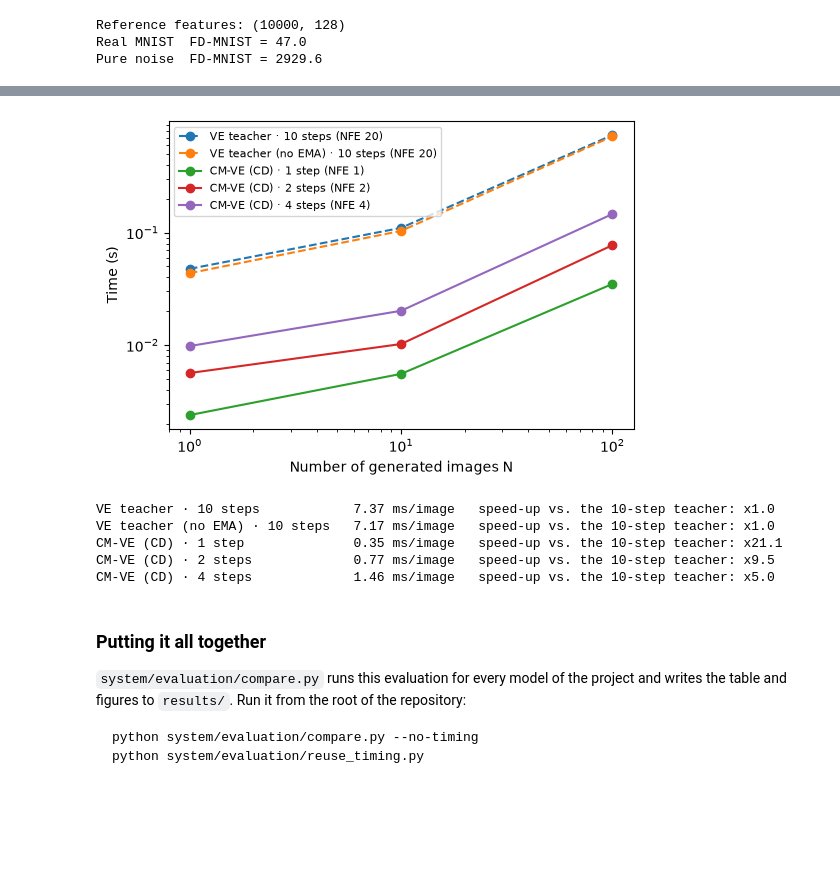
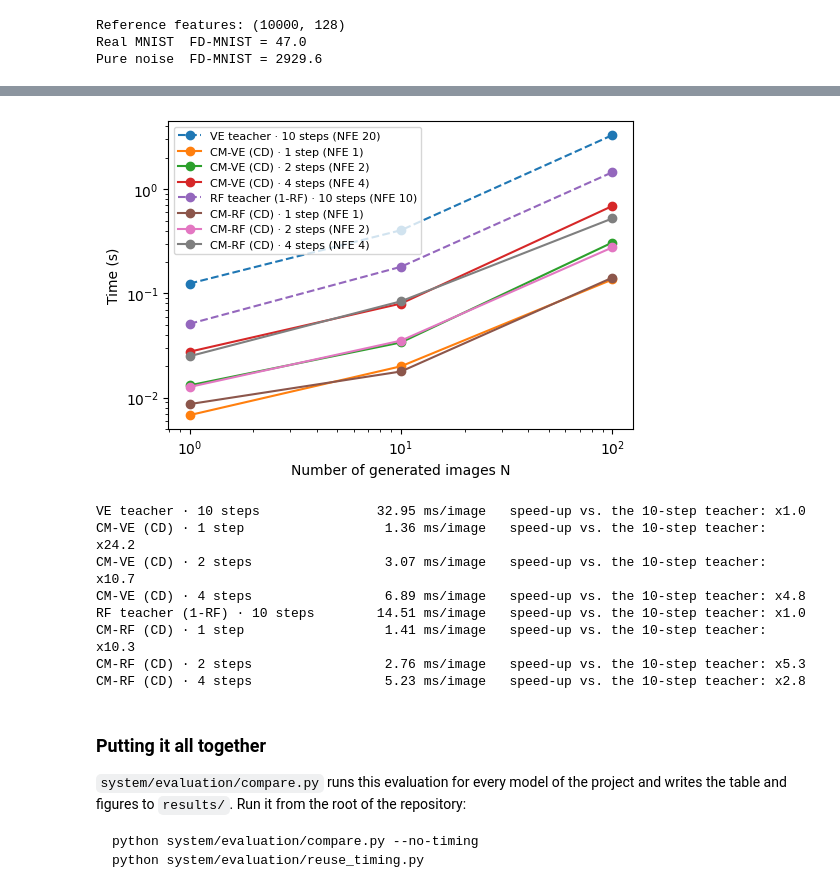
Before and after one commit to ibon44/Consistency_model_genai, a Jupyter notebook: notebook/tutorial.ipynb, the cells around one changed output, grey strips where cells are left out. Cells and saved outputs as stored; diff of their text form; code cells hidden in the pictures; blank space fills up the shorter version.

```diff
--- a/notebook/tutorial.ipynb
+++ b/notebook/tutorial.ipynb
@@ -827,33 +920,41 @@ Generation time as a function of the number of images $N$.
 # %%
 sizes = [1, 10, 100]
+TIMED = [("VE teacher", 10), ("CM-VE (CD)", 1), ("CM-VE (CD)", 2), ("CM-VE (CD)", 4),
+         ("RF teacher (1-RF)", 10), ("CM-RF (CD)", 1), ("CM-RF (CD)", 2), ("CM-RF (CD)", 4)]
+by_label = {c.label: c for c in configs}
+timed = [by_label[label_of[key]] for key in TIMED]
 timings = {
     c.label: benchmark_generation_time(lambda n, c=c: c.generate(c.noise(n).to(device)), sizes, n_repeats=3)
-    for c in configs
+    for c in timed
 }
 
 fig, ax = plt.subplots(figsize=(6, 4))
-for c in configs:
+for c in timed:
     ax.plot(sizes, [timings[c.label][n] for n in sizes], "--" if c.is_teacher else "-",
             marker="o", label=f"{c.label} (NFE {c.nfe})")
 ax.set_xscale("log")
 ax.set_yscale("log")
 ax.set_xlabel("Number of generated images N")
 ax.set_ylabel("Time (s)")
 ax.legend(fontsize=8)
 plt.show()
 
 n = max(sizes)
-teacher = configs[0].label
-for c in configs:
+reference_teacher = {"VE": label_of[("VE teacher", 10)], "RF": label_of[("RF teacher (1-RF)", 10)]}
+for c in timed:
     t = timings[c.label][n]
-    print(f"{c.label:30s} {1000 * t / n:6.2f} ms/image   speed-up vs. the 10-step teacher: x{timings[teacher][n] / t:.1f}")
+    speedup = timings[reference_teacher[c.family]][n] / t
+    print(f"{c.label:34s} {1000 * t / n:6.2f} ms/image   speed-up vs. the 10-step teacher: x{speedup:.1f}")
 # %% [output]
-[figure, old version]
+[figure, new version]
-VE teacher · 10 steps            7.37 ms/image   speed-up vs. the 10-step teacher: x1.0
-VE teacher (no EMA) · 10 steps   7.17 ms/image   speed-up vs. the 10-step teacher: x1.0
-CM-VE (CD) · 1 step              0.35 ms/image   speed-up vs. the 10-step teacher: x21.1
-CM-VE (CD) · 2 steps             0.77 ms/image   speed-up vs. the 10-step teacher: x9.5
-CM-VE (CD) · 4 steps             1.46 ms/image   speed-up vs. the 10-step teacher: x5.0
+VE teacher · 10 steps               32.95 ms/image   speed-up vs. the 10-step teacher: x1.0
+CM-VE (CD) · 1 step                  1.36 ms/image   speed-up vs. the 10-step teacher: x24.2
+CM-VE (CD) · 2 steps                 3.07 ms/image   speed-up vs. the 10-step teacher: x10.7
+CM-VE (CD) · 4 steps                 6.89 ms/image   speed-up vs. the 10-step teacher: x4.8
+RF teacher (1-RF) · 10 steps        14.51 ms/image   speed-up vs. the 10-step teacher: x1.0
+CM-RF (CD) · 1 step                  1.41 ms/image   speed-up vs. the 10-step teacher: x10.3
+CM-RF (CD) · 2 steps                 2.76 ms/image   speed-up vs. the 10-step teacher: x5.3
+CM-RF (CD) · 4 steps                 5.23 ms/image   speed-up vs. the 10-step teacher: x2.8
 # %% [markdown]
 ### Putting it all together
 
```
Also changed, not shown: parts of 18 cells of this notebook.
